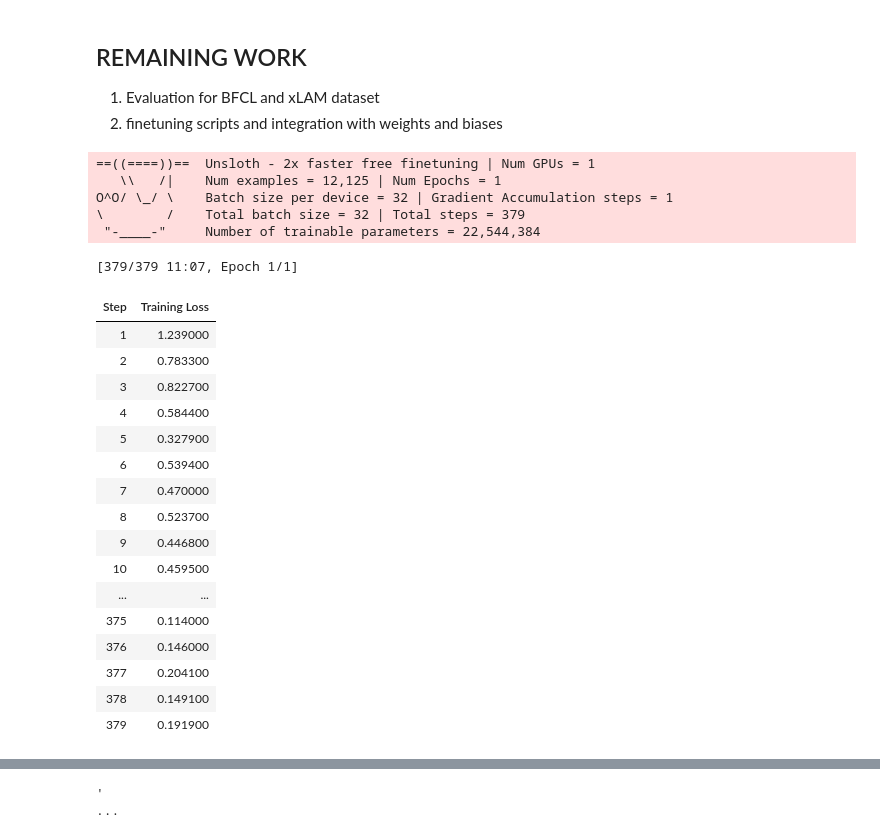
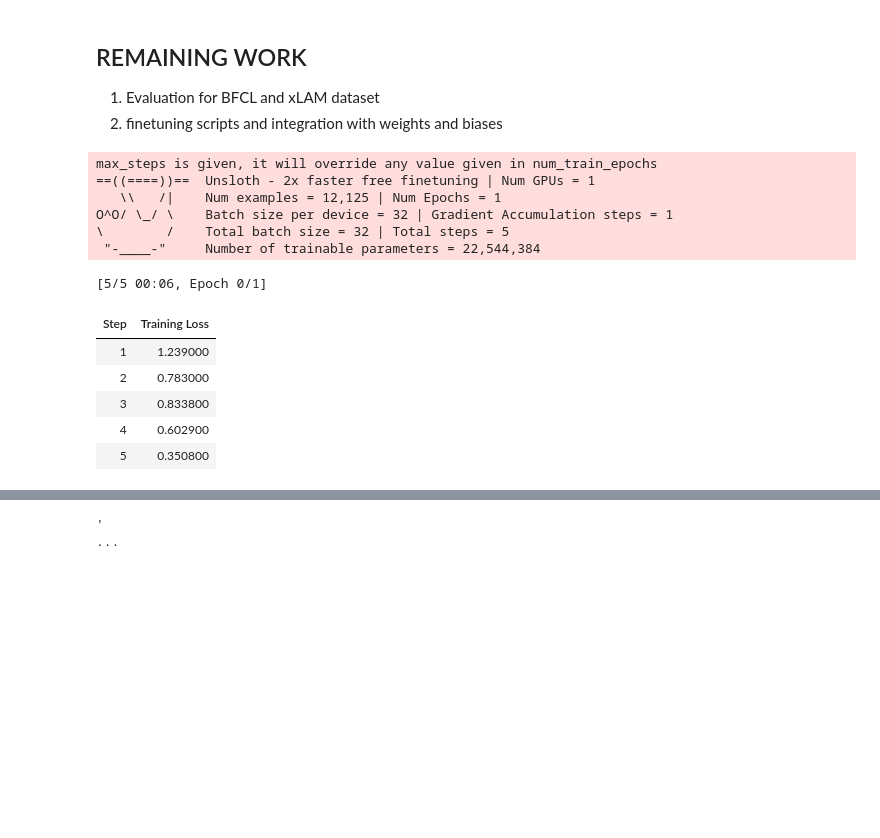
Before and after one commit to Athe-kunal/Finetuning, a Jupyter notebook: finetuning/finetuning/Finetune.ipynb, the cells around one changed output, grey strips where cells are left out. Drawn from its saved outputs; the diff is of its cells as text; code cells hidden in the pictures; blank space fills up the shorter version.

```diff
--- a/finetuning/finetuning/Finetune.ipynb
+++ b/finetuning/finetuning/Finetune.ipynb
@@ -0,0 +4,18 @@
+# %%
+import json
+from datasets import Dataset
+import functools
+from finetune import _get_bfcl_tokenized_test_ds
+from unsloth import FastLanguageModel
+import torch
+# model, tokenizer = FastLanguageModel.from_pretrained(
+#         model_name = "unsloth/Llama-3.2-1B-Instruct", # or choose "unsloth/Llama-3.2-1B"
+#         # max_seq_length = max_seq_length,
+#         dtype = torch.bfloat16,
+#         load_in_4bit = False,
+#     trust_remote_code=True
+# )
+with open('test.json', 'r') as file:
+    test_data = json.load(file)
+test_ds = Dataset.from_list(test_data)
+test_ds = test_ds.map(functools.partial(_get_bfcl_tokenized_test_ds,tokenizer=tokenizer,json_or_yaml="json"),batched=True,remove_columns=["function","question",])
@@ -68,4 +124,4 @@ train_data[5000]
 # %%
 train_ds = Dataset.from_list(train_data)
 json_or_yaml = "json"
-train_ds = train_ds.map(functools.partial(_get_bfcl_tokenized_ds,tokenizer=tokenizer,json_or_yaml=json_or_yaml),batched=True)
+train_ds = train_ds.map(functools.partial(_get_bfcl_train_tokenized_ds,tokenizer=tokenizer,json_or_yaml=json_or_yaml),batched=True)
@@ -112,48 +148,38 @@ trainer = SFTTrainer(
     args = TrainingArguments(
         per_device_train_batch_size = 32,
         gradient_accumulation_steps = 1,
         # warmup_steps = 5,
         num_train_epochs = 1, # Set this for 1 full training run.
-        # max_steps = 60,
+        max_steps = 5,
         learning_rate = 2e-4,
         fp16 = not is_bfloat16_supported(),
         bf16 = is_bfloat16_supported(),
         logging_steps = 1,
         optim = "adamw_8bit",
         weight_decay = 0.01,
         lr_scheduler_type = "cosine",
         seed = 3407,
         output_dir = "outputs",
         save_safetensors=True
     ),
 )
 trainer = train_on_responses_only(
     trainer,
     instruction_part = "<|start_header_id|>system<|end_header_id|>\n\n",
     response_part = "<|start_header_id|>assistant<|end_header_id|>\n\n",
 )
 trainer_stats = trainer.train()
 # %% [output]
+max_steps is given, it will override any value given in num_train_epochs
 ==((====))==  Unsloth - 2x faster free finetuning | Num GPUs = 1
    \\   /|    Num examples = 12,125 | Num Epochs = 1
 O^O/ \_/ \    Batch size per device = 32 | Gradient Accumulation steps = 1
-\        /    Total batch size = 32 | Total steps = 379
+\        /    Total batch size = 32 | Total steps = 5
  "-____-"     Number of trainable parameters = 22,544,384
-[379/379 11:07, Epoch 1/1]
+[5/5 00:06, Epoch 0/1]
 | Step | Training Loss |
 | 1 | 1.239000 |
-| 2 | 0.783300 |
-| 3 | 0.822700 |
-| 4 | 0.584400 |
-| 5 | 0.327900 |
-| 6 | 0.539400 |
-| 7 | 0.470000 |
-| 8 | 0.523700 |
-| 9 | 0.446800 |
-| 10 | 0.459500 |
-| ... | ... |
-| 375 | 0.114000 |
-| 376 | 0.146000 |
-| 377 | 0.204100 |
-| 378 | 0.149100 |
-| 379 | 0.191900 |
+| 2 | 0.783000 |
+| 3 | 0.833800 |
+| 4 | 0.602900 |
+| 5 | 0.350800 |
```
Also changed, not shown: parts of 20 cells of this notebook, 4 other files.
